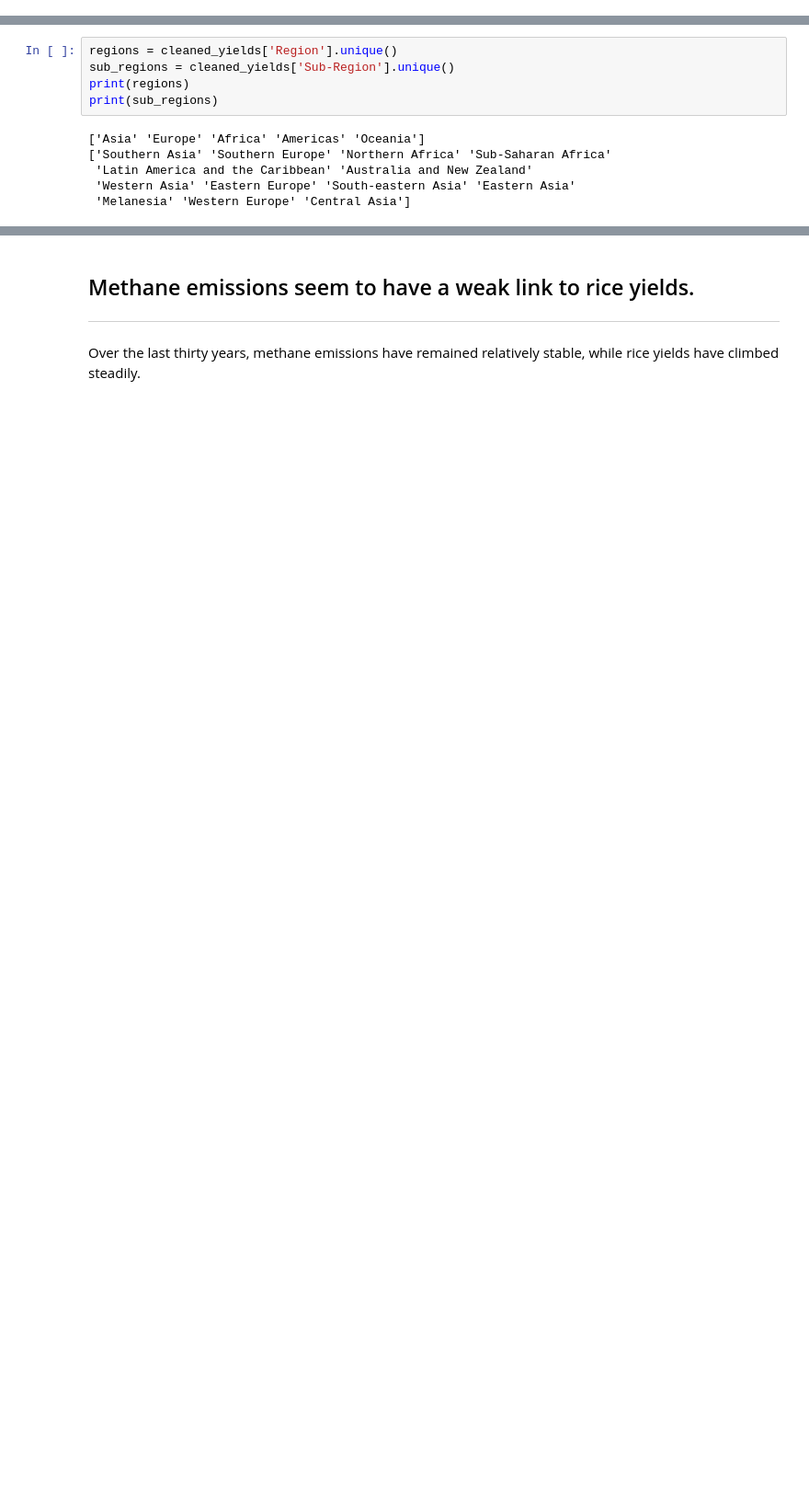
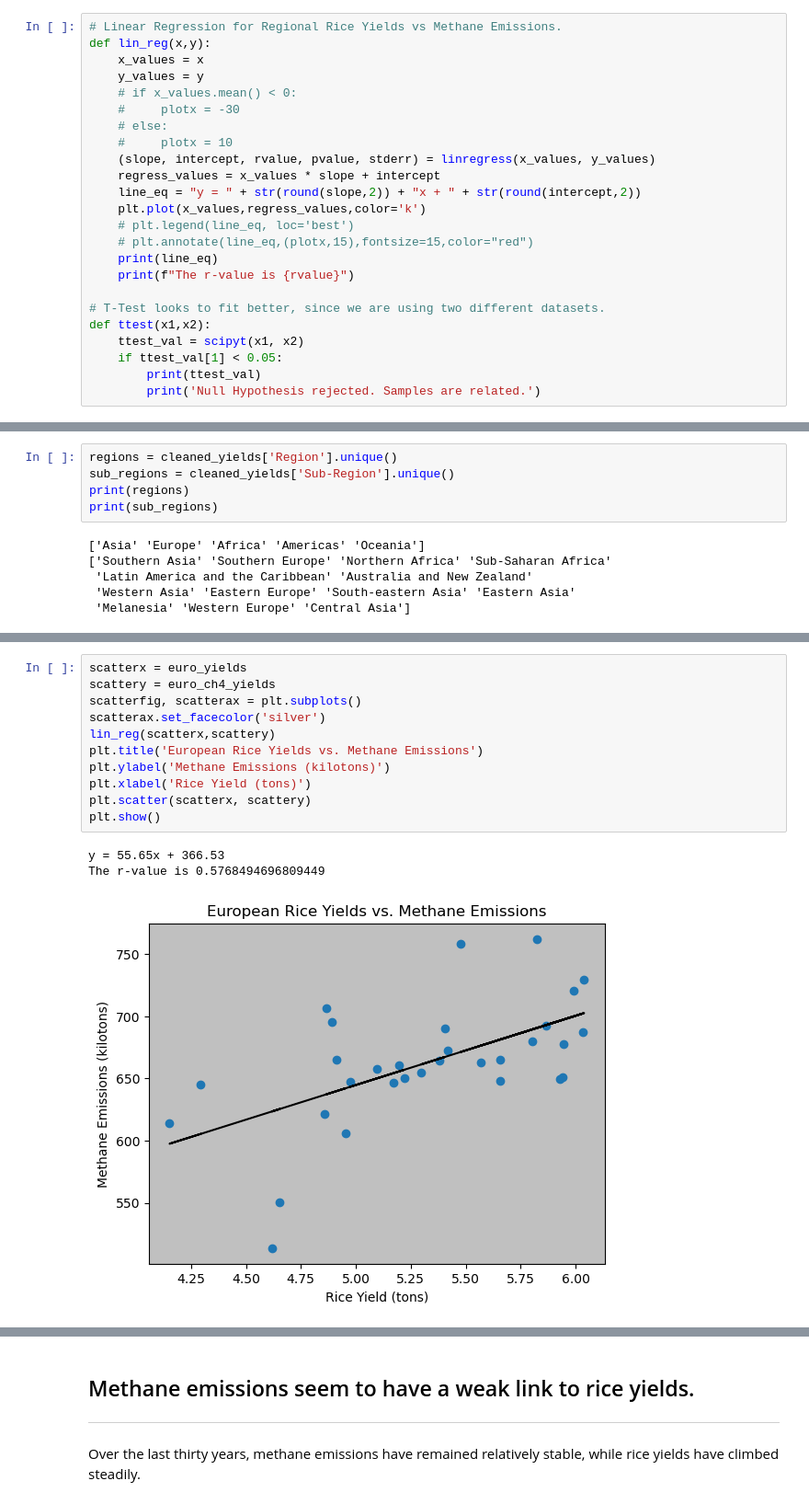
Before and after one commit to dpinsky1/Cancer, a Jupyter notebook: davids_file.ipynb, the cells around one changed output, grey strips where cells are left out. Shown at 92% size. Saved outputs shown, nothing was run; the diff lists cells and outputs as text; blank space fills up the shorter version.

```diff
--- a/davids_file.ipynb
+++ b/davids_file.ipynb
@@ -43,2 +14,26 @@ main_df
+# %%
+# Linear Regression for Regional Rice Yields vs Methane Emissions.
+def lin_reg(x,y):
+    x_values = x
+    y_values = y
+    # if x_values.mean() < 0:
+    #     plotx = -30
+    # else:
+    #     plotx = 10
+    (slope, intercept, rvalue, pvalue, stderr) = linregress(x_values, y_values)
+    regress_values = x_values * slope + intercept
+    line_eq = "y = " + str(round(slope,2)) + "x + " + str(round(intercept,2))
+    plt.plot(x_values,regress_values,color='k')
+    # plt.legend(line_eq, loc='best')
+    # plt.annotate(line_eq,(plotx,15),fontsize=15,color="red")
+    print(line_eq)
+    print(f"The r-value is {rvalue}")
+
+# T-Test looks to fit better, since we are using two different datasets.
+def ttest(x1,x2):
+    ttest_val = scipyt(x1, x2)
+    if ttest_val[1] < 0.05:
+        print(ttest_val)
+        print('Null Hypothesis rejected. Samples are related.')
 # %%
 merged_df = pd.merge(main_df, continents_clean, how='left')
@@ -171,0 +124,15 @@ plt.show()
+# %%
+scatterx = euro_yields
+scattery = euro_ch4_yields
+scatterfig, scatterax = plt.subplots()
+scatterax.set_facecolor('silver')
+lin_reg(scatterx,scattery)
+plt.title('European Rice Yields vs. Methane Emissions')
+plt.ylabel('Methane Emissions (kilotons)')
+plt.xlabel('Rice Yield (tons)')
+plt.scatter(scatterx, scattery)
+plt.show()
+# %% [output]
+y = 55.65x + 366.53
+The r-value is 0.5768494696809449
+[figure, added]
```
Also changed, not shown: parts of 12 cells of this notebook.
